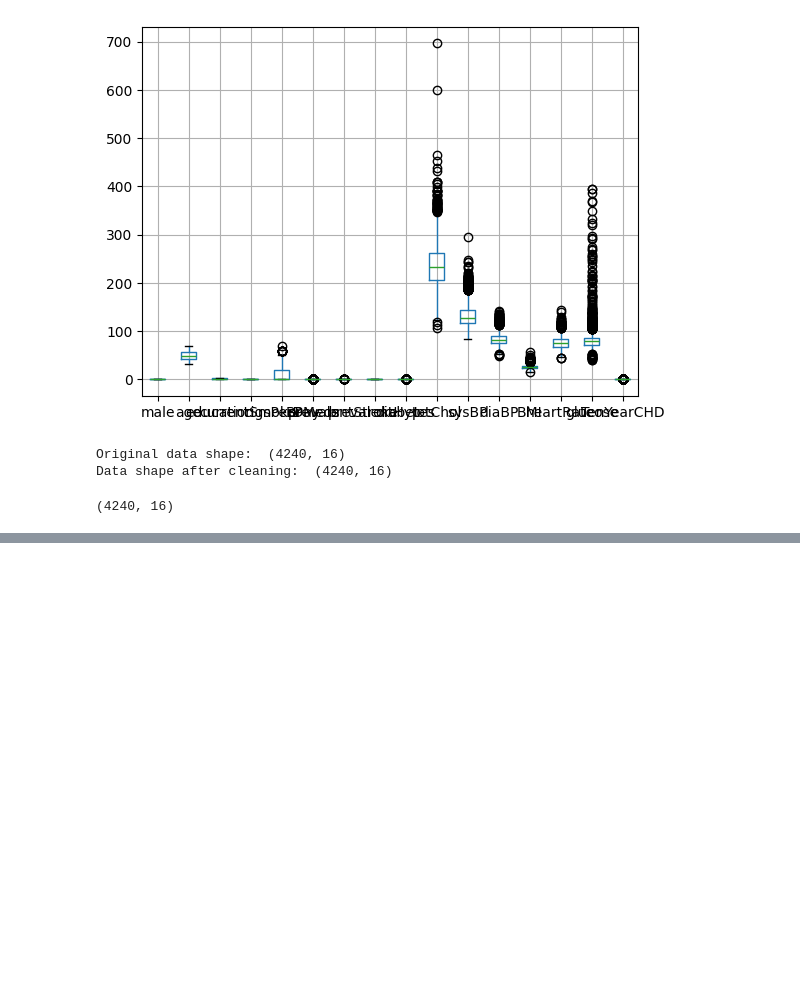
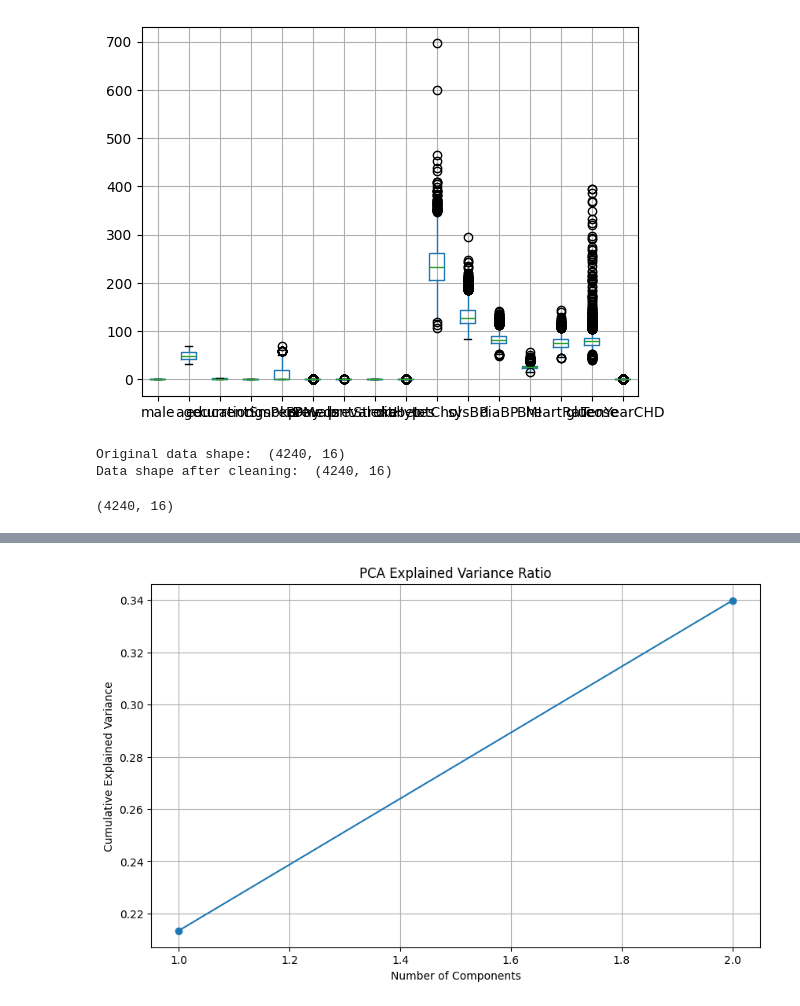
Before and after one commit to RTWh7a/CardiacRisk-ML-End-to-End-Predictive-Pipeline-for-10-Year-Cardiovascular-Risk, a Jupyter notebook: CDH_ML_Project.ipynb, the cells around one changed output, grey strips where cells are left out. Cells and saved outputs as stored; diff of their text form; code cells hidden in the pictures; blank space fills up the shorter version.

```diff
--- a/CDH_ML_Project.ipynb
+++ b/CDH_ML_Project.ipynb
@@ -164,0 +180,14 @@ clean_data2.shape #To ensure that IQR technique gives same result
+# %%
+tree = DecisionTreeClassifier(criterion='entropy', random_state=1,max_depth=None)
+models={
+    'Logistic Regression':LogisticRegression(C=100,penalty='l2'),
+    'Naive Bayes':GaussianNB(),
+    'Randon Forest Classfier':RandomForestClassifier(n_estimators=20,random_state=12,max_depth=5),
+    'K_Nearst Neighbors':KNeighborsClassifier(n_neighbors=10),
+    'Decision Tree':DecisionTreeClassifier(criterion = 'entropy',random_state=0,max_depth = 6),
+    'Support Vector Machine':SVC(kernel='rbf', C=2),
+    'BaggingClassifier':BaggingClassifier(estimator=tree, n_estimators=500,max_samples=1.0,
+                                          max_features=1.0,bootstrap=True,
+                                          bootstrap_features=False,
+                                          n_jobs=1, random_state=1)
+}
@@ -164,0 +357,7 @@ clean_data2.shape #To ensure that IQR technique gives same result
+# %%
+#Aplly PCA
+pca = PCA(n_components=2)
+lr=LogisticRegression(multi_class='ovr',random_state=1,solver='lbfgs')
+X_train_pca = pca.fit_transform(x_train)
+X_test_pca = pca.transform(x_test)
+lr.fit(X_train_pca,y_train)
@@ -164,0 +444,12 @@ clean_data2.shape #To ensure that IQR technique gives same result
+# %%
+# Plot explained variance ratio
+plt.figure(figsize=(10, 6))
+plt.plot(range(1, len(pca.explained_variance_ratio_) + 1),
+         np.cumsum(pca.explained_variance_ratio_), marker='o')
+plt.xlabel('Number of Components')
+plt.ylabel('Cumulative Explained Variance')
+plt.title('PCA Explained Variance Ratio')
+plt.grid(True)
+plt.show()
+# %% [output]
+[figure, added]
```
Also changed, not shown: parts of 24 cells of this notebook.
